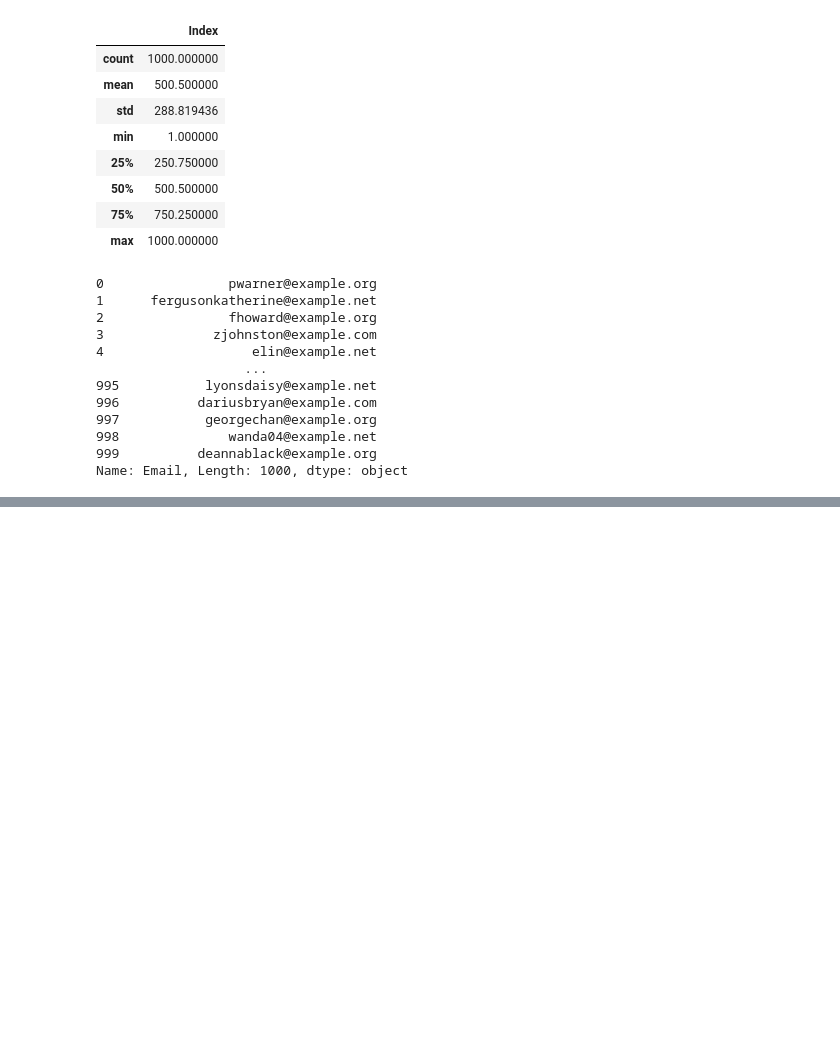
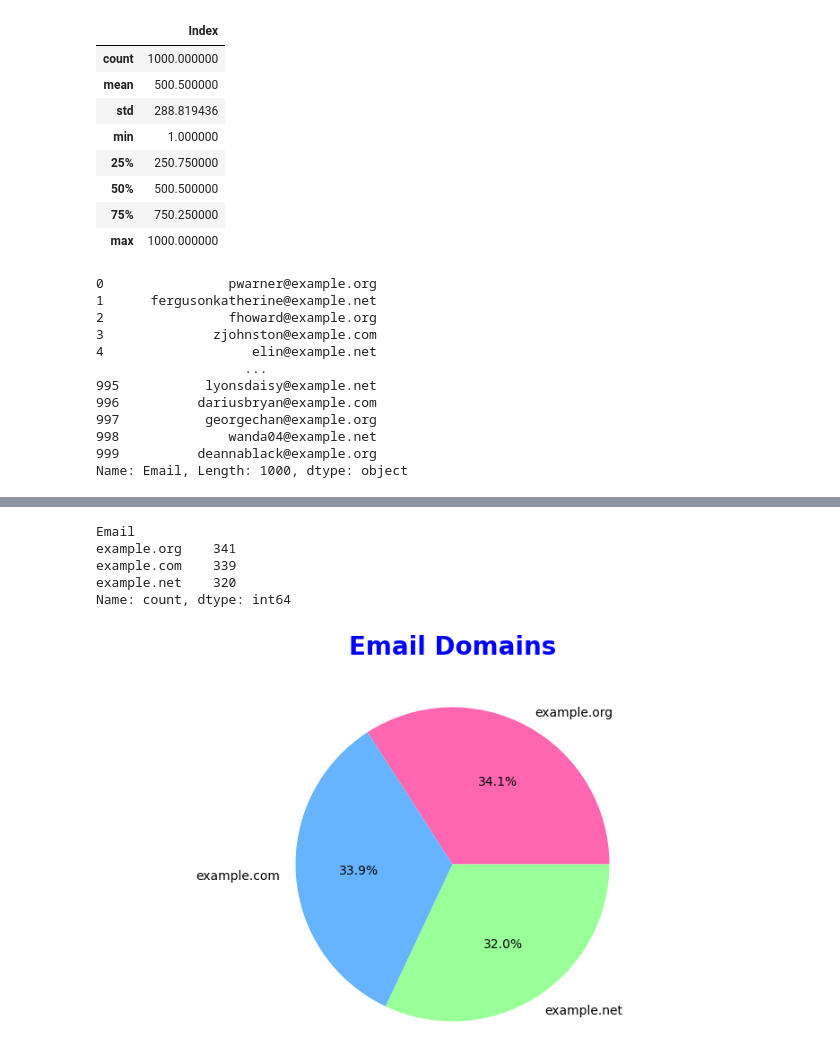
Before and after one commit to L-g00438909/PFDA_assignments, a Jupyter notebook: assignment03-pie.ipynb, the cells around one changed output, grey strips where cells are left out. Saved outputs shown, nothing was run; the diff lists cells and outputs as text; code cells hidden in the pictures; blank space fills up the shorter version.

Commit message:
added pie chart

```diff
--- a/assignment03-pie.ipynb
+++ b/assignment03-pie.ipynb
@@ -105,0 +143,4 @@ data = df.Email.value_counts()
+# %%
+df['domain'] = df.Email.str.split('@').str[1]
+
+df.head()
@@ -105,0 +154,25 @@ data = df.Email.value_counts()
+# %%
+domain_counts = df[email_column].apply(lambda x: x.split('@')[1]).value_counts()     # split string by '@' and separate the 3 email domains.
+print(domain_counts)
+# %% [output]
+Email
+example.org    341
+example.com    339
+example.net    320
+Name: count, dtype: int64
+# %%
+
+email_colors = ['#FF66B2', '#66B3FF', '#99FF99']
+
+
+
+plt.figure(figsize=(10, 5))
+plt.pie(domain_counts, labels=domain_counts.index, autopct='%1.1f%%', colors=email_colors)
+
+plt.axis('equal')
+plt.title('Email Domains', size=20, color='blue', loc='center', pad=30, fontweight='bold')
+
+
+plt.show()
+# %% [output]
+[figure, added]
```
Also changed, not shown: parts of 14 cells of this notebook.
